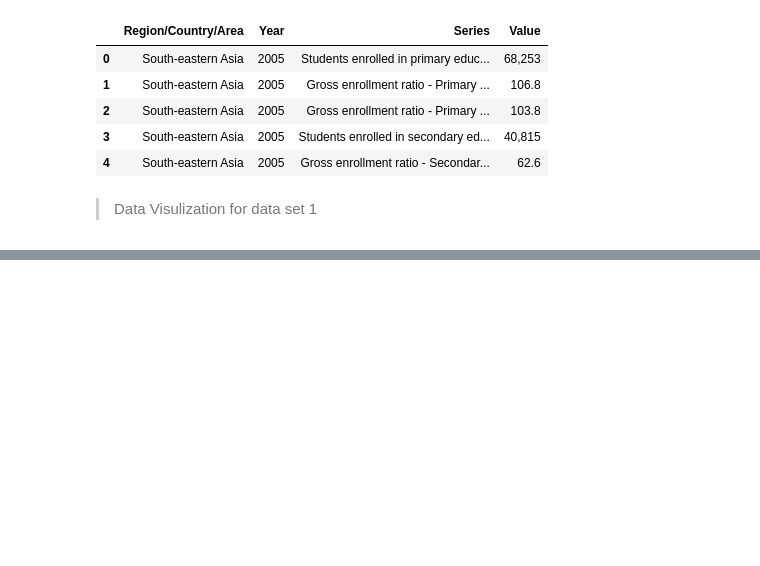
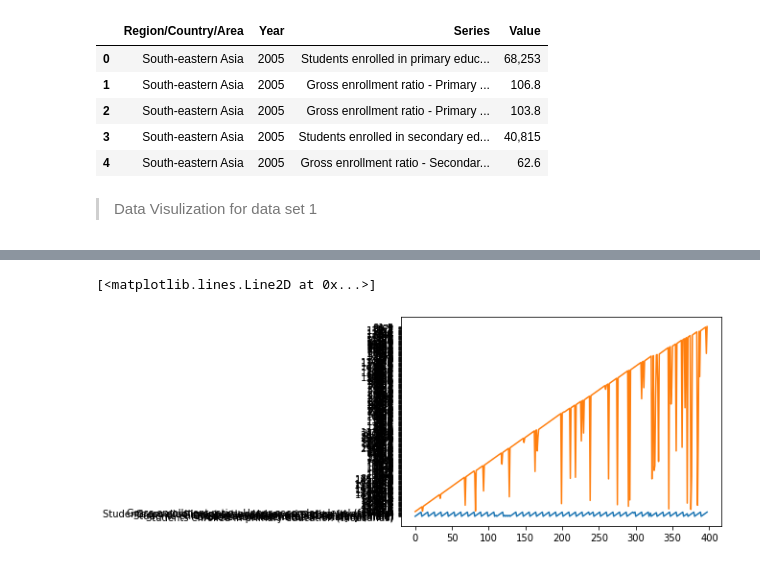
Before and after one commit to suzettecomia/3206-The-Rising-Squad, a Jupyter notebook: Quality_Education_Enhancement_Lead_to_Economic_Growth.ipynb, the cells around one changed output, grey strips where cells are left out. Drawn from its saved outputs; the diff is of its cells as text; code cells hidden in the pictures; blank space fills up the shorter version.

```diff
--- a/Quality_Education_Enhancement_Lead_to_Economic_Growth.ipynb
+++ b/Quality_Education_Enhancement_Lead_to_Economic_Growth.ipynb
@@ -130,0 +131,6 @@ dataset1['Year'].value_counts().plot(kind='pie', figsize = (8,8))
+# %%
+plt.plot(dataset1.Series)
+plt.plot(dataset1.Value)
+# %% [output]
+[<matplotlib.lines.Line2D at 0x...>]
+[figure, added]
```
Also changed, not shown: parts of 3 cells of this notebook.
